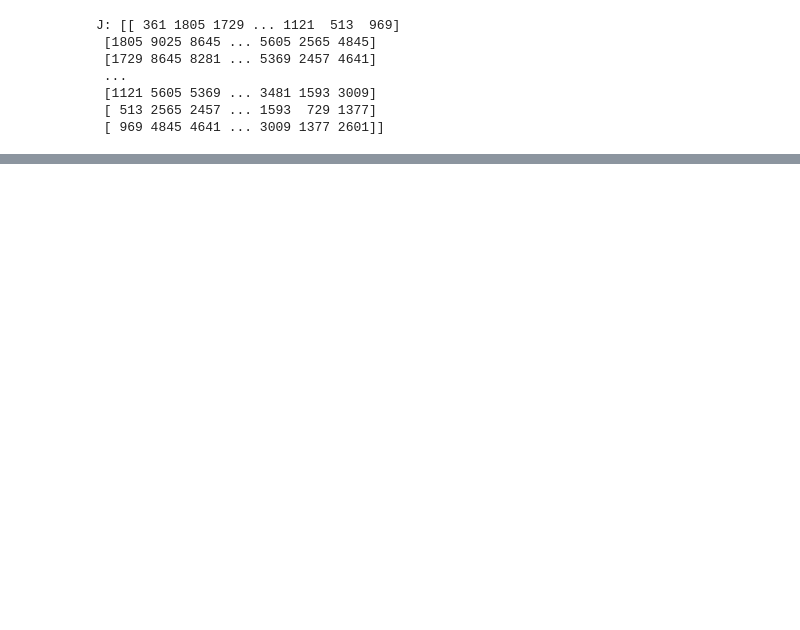
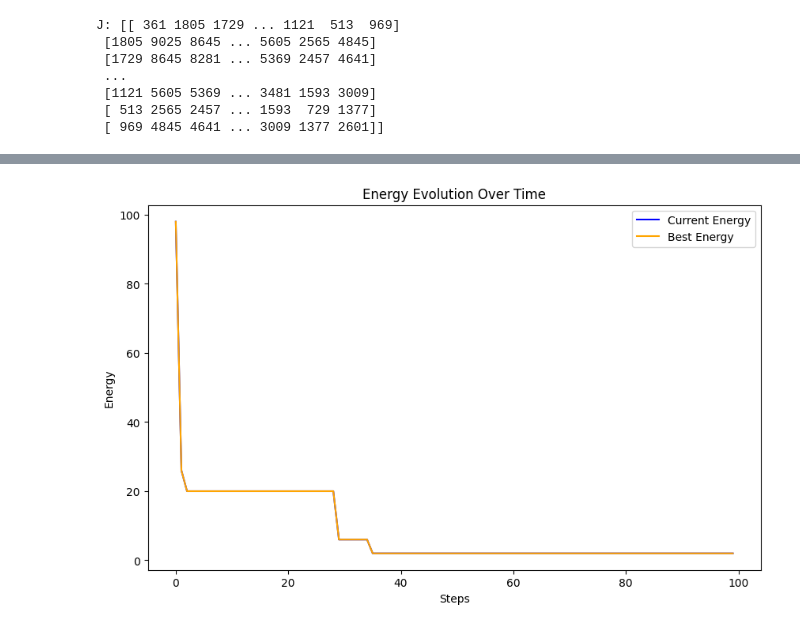
Before and after one commit to BadandBoolean/python-ising-compute, a Jupyter notebook: number_partitioning.ipynb, the cells around one changed output, grey strips where cells are left out. Drawn from its saved outputs; the diff is of its cells as text; code cells hidden in the pictures; blank space fills up the shorter version.

```diff
--- a/number_partitioning.ipynb
+++ b/number_partitioning.ipynb
@@ -18,7 +18,7 @@ import math
 def generate_data(N):
     return np.random.randint(1, N, N) # low, high, size
 
-N = 100
+N = 1000
 data = generate_data(N)
 print("data: ", data)
 print("length:", len(data))
@@ -33,8 +33,9 @@ length: 100
 Data generated.
 # %%
 # generate an initial N x 1 vector of spins which are -1 or 1
+@numba.njit
 def generate_spins(N):
-    return np.random.choice([-1, 1], N) # 1D array, size. generates random sample
+    return np.random.choice(np.array([-1, 1], dtype=np.int64), size=N) # 1D array, size. generates random sample
 
 vector = generate_spins(N)
 print(vector)
@@ -46,21 +47,30 @@ print(vector)
  -1 -1  1 -1]
 # %%
+from numba.typed import List
 # partitions numbers randomly into two groups based on the spin vector
+@numba.njit(nopython=True)
 def get_groups(numbers_set, spin_vector):
     N = len(spin_vector)
 
-    set_A = np.empty(0) # []
-    set_B = np.empty(0)
+    set_A = List()
+    set_B = List()
 
     for n in range(N):
         if spin_vector[n] == 1:
-            set_A = np.append(set_A, numbers_set[n])
+            set_A.append(numbers_set[n])
         elif spin_vector[n] == -1:
-            set_B = np.append(set_B, numbers_set[n])
+            set_B.append(numbers_set[n])
     return set_A, set_B
 
+@numba.njit(nopython=True)
 def get_sums(set_A, set_B):
-    return sum(set_A), sum(set_B)
+    sum_A = 0
+    sum_B = 0
+    for a in set_A:
+        sum_A += a
+    for b in set_B:
+        sum_B += b
+    return sum_A, sum_B
 
 set_A, set_B = get_groups(data, vector) # data, vector generated previously
 
@@ -109,3 +114,13 @@ J: [[ 361 1805 1729 ... 1121  513  969]
  [1121 5605 5369 ... 3481 1593 3009]
  [ 513 2565 2457 ... 1593  729 1377]
  [ 969 4845 4641 ... 3009 1377 2601]]
+# %%
+@numba.jit(nopython=True)
+def compute_sum_difference(a_vector, spin_vector):
+    # we trivially define the energy as the absolute value of the difference in
+    # sum between the two sets
+    set_A, set_B = get_groups(a_vector, spin_vector)
+    sum_A, sum_B = get_sums(set_A, set_B)
+    return abs(sum_A - sum_B)
+
+print("Initial energy:", compute_sum_difference(data, vector))
@@ -191,0 +258,12 @@ Final sum B: 2276.0
+# %%
+# Plotting the results, how the current and best energy change over time steps
+plt.figure(figsize=(10, 6))
+plt.plot(range(num_steps), curr_energies, label='Current Energy', color='blue')
+plt.plot(range(num_steps), best_energies, label='Best Energy', color='orange')
+plt.xlabel('Steps')
+plt.ylabel('Energy')
+plt.title('Energy Evolution Over Time')
+plt.legend()
+plt.show()
+# %% [output]
+[figure, added]
```
Also changed, not shown: parts of 5 cells of this notebook, 1 other file.
